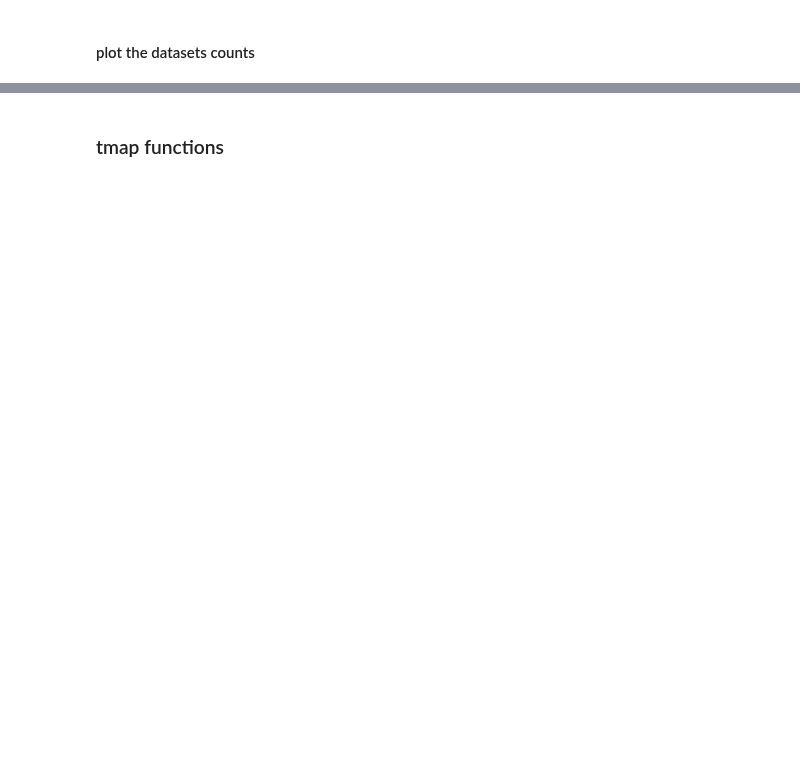
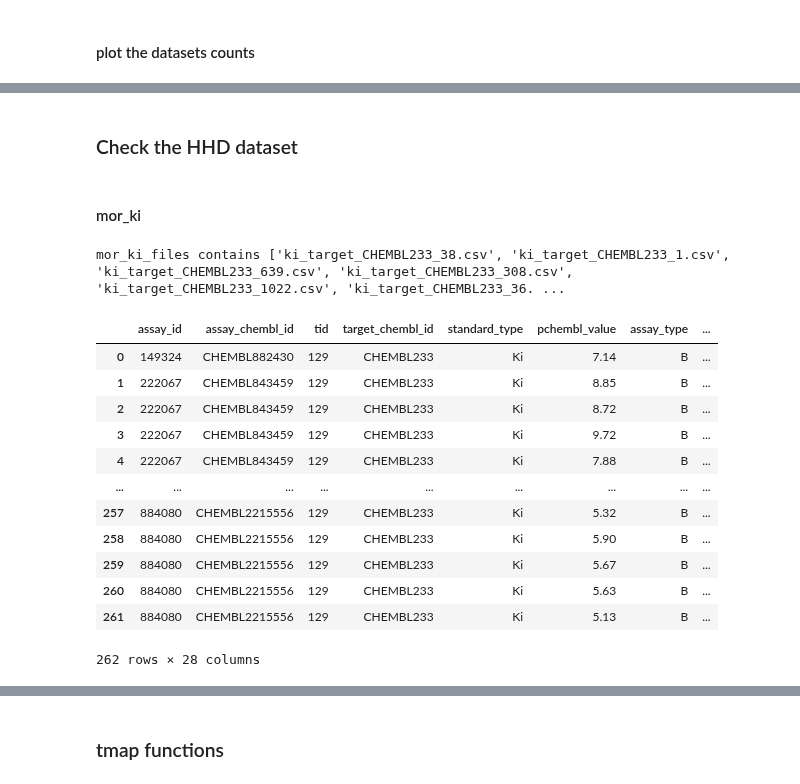
Before and after one commit to xixichennn/datacat4ml, a Jupyter notebook: datacat4ml/Scripts/data_prep/1_data_fetch/fetch_gpcr.ipynb, the cells around one changed output, grey strips where cells are left out. Cells and saved outputs as stored; diff of their text form; code cells hidden in the pictures; blank space fills up the shorter version.

```diff
--- a/datacat4ml/Scripts/data_prep/1_data_fetch/fetch_gpcr.ipynb
+++ b/datacat4ml/Scripts/data_prep/1_data_fetch/fetch_gpcr.ipynb
@@ -700,0 +790,27 @@ write_data(ec50_maxcur_8_data, 'ec50_maxcur_8_data')
+# %% [markdown]
+### Check the HHD dataset
+# %% [markdown]
+#### mor_ki
+# %%
+# load the csv files with the filename containing 'CHEMBL233' as separate dataframes
+mor_ki_files = [f for f in os.listdir(os.path.join(FETCH_DATA_DIR, 'ki_maxcur')) if 'CHEMBL233' in f]
+print(f'mor_ki_files contains {mor_ki_files}')
+ki_target_CHEMBL233_38_df = pd.read_csv(os.path.join(FETCH_DATA_DIR, 'ki_maxcur', mor_ki_files[0]))
+# %% [output]
+mor_ki_files contains ['ki_target_CHEMBL233_38.csv', 'ki_target_CHEMBL233_1.csv', 'ki_target_CHEMBL233_639.csv', 'ki_target_CHEMBL233_308.csv', 'ki_target_CHEMBL233_1022.csv', 'ki_target_CHEMBL233_36. ...
+# %%
+ki_target_CHEMBL233_38_df
+# %% [output]
+|  | assay_id | assay_chembl_id | tid | target_chembl_id | standard_type | pchembl_value | assay_type | ... |
+| 0 | 149324 | CHEMBL882430 | 129 | CHEMBL233 | Ki | 7.14 | B | ... |
+| 1 | 222067 | CHEMBL843459 | 129 | CHEMBL233 | Ki | 8.85 | B | ... |
+| 2 | 222067 | CHEMBL843459 | 129 | CHEMBL233 | Ki | 8.72 | B | ... |
+| 3 | 222067 | CHEMBL843459 | 129 | CHEMBL233 | Ki | 9.72 | B | ... |
+| 4 | 222067 | CHEMBL843459 | 129 | CHEMBL233 | Ki | 7.88 | B | ... |
+| ... | ... | ... | ... | ... | ... | ... | ... | ... |
+| 257 | 884080 | CHEMBL2215556 | 129 | CHEMBL233 | Ki | 5.32 | B | ... |
+| 258 | 884080 | CHEMBL2215556 | 129 | CHEMBL233 | Ki | 5.90 | B | ... |
+| 259 | 884080 | CHEMBL2215556 | 129 | CHEMBL233 | Ki | 5.67 | B | ... |
+| 260 | 884080 | CHEMBL2215556 | 129 | CHEMBL233 | Ki | 5.63 | B | ... |
+| 261 | 884080 | CHEMBL2215556 | 129 | CHEMBL233 | Ki | 5.13 | B | ... |
+262 rows × 28 columns
```
Also changed, not shown: parts of 25 cells of this notebook, 4 other files.
